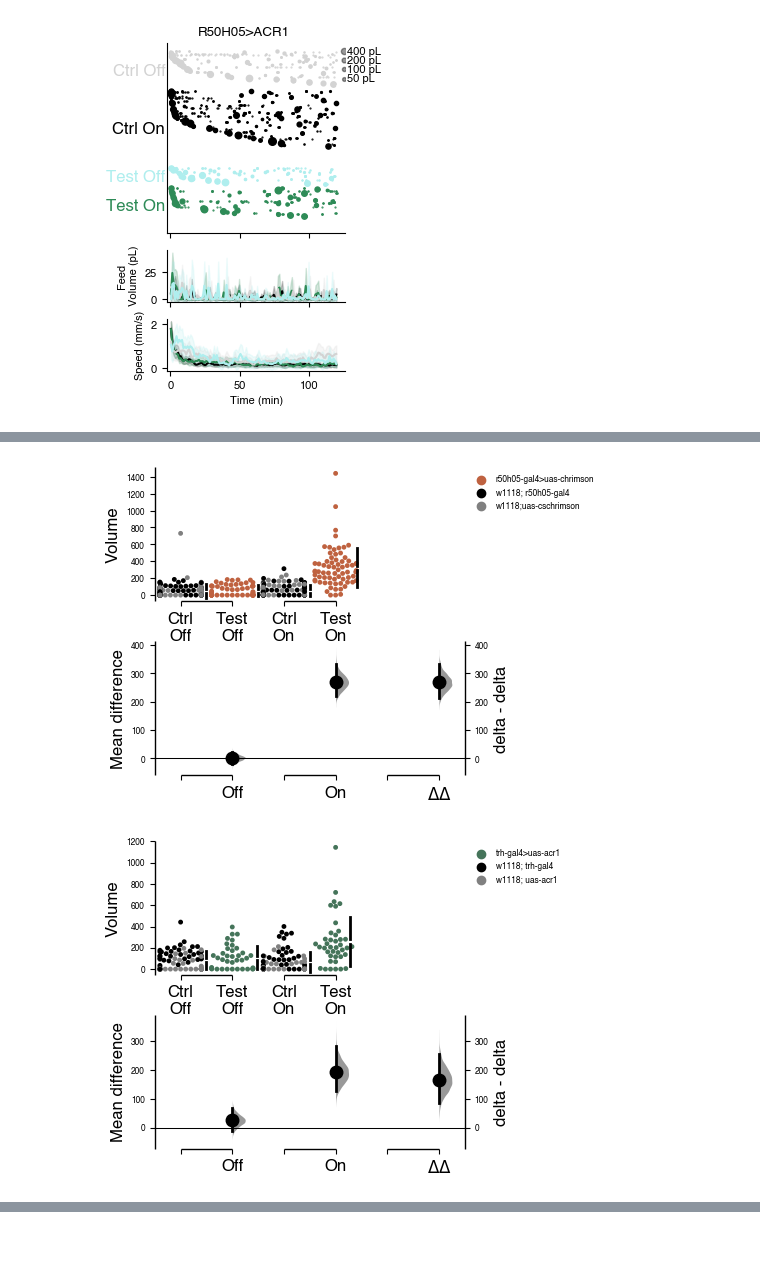
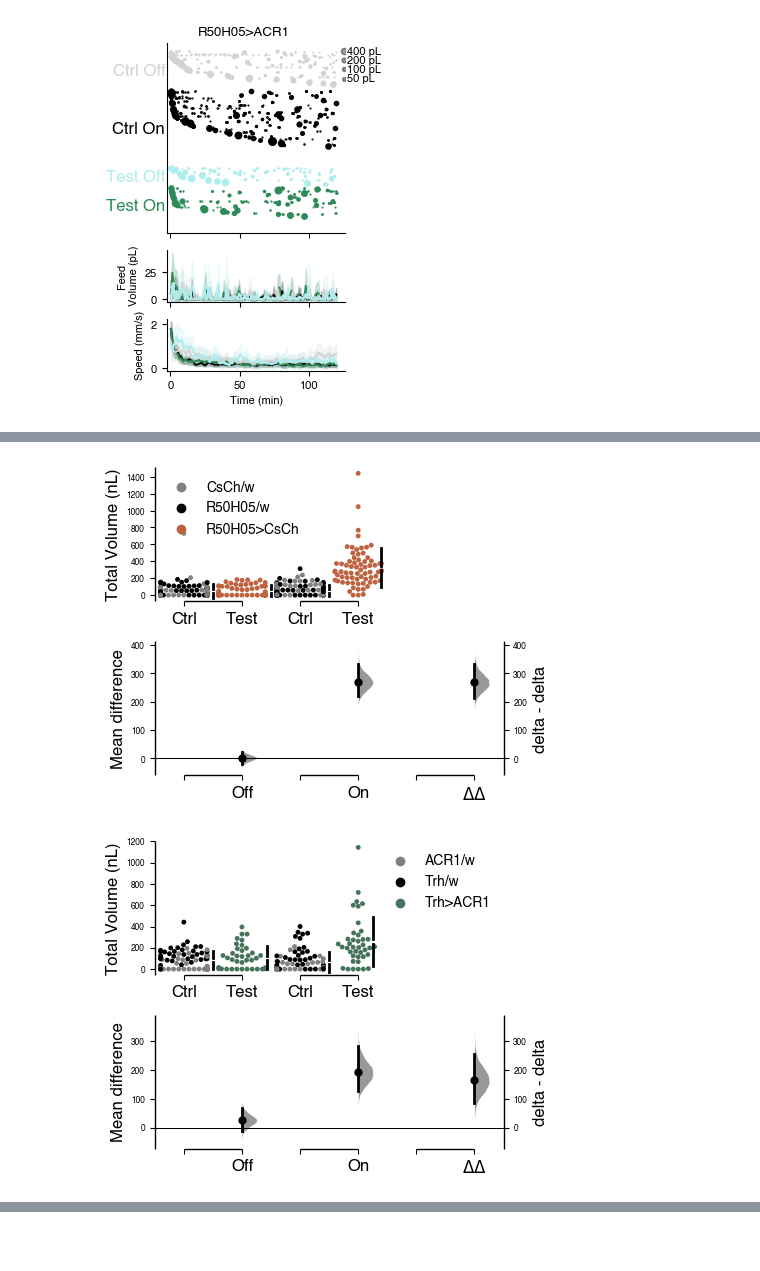
Before and after one commit to sangyu/Holophenotype5HT, a Jupyter notebook: nbs/01_Figures/02_Trh Feeding.ipynb, the cells around one changed output, grey strips where cells are left out. Cells and saved outputs as stored; diff of their text form; code cells hidden in the pictures.

Commit message:
update figures

```diff
--- a/nbs/01_Figures/02_Trh Feeding.ipynb
+++ b/nbs/01_Figures/02_Trh Feeding.ipynb
@@ -62,3 +56,13 @@ r50acrpalette = {'r50h05-gal4>uas-acr1':'seagreen', 'w1118; uas-acr1':'gray', 'w
+# %%
+TrhCsCh['GenoReduced'] = TrhCsCh.Genotype.replace({'trh-gal4>uas-chrimson':'Trh>CsCh', 'w1118; uas-chrimson':'CsCh/w', 'w1118; trh-gal4':'Trh/w'}).astype('category').cat.set_categories(['CsCh/w', 'Trh/w', 'Trh>CsCh'], ordered=True)
+R50CsCh['GenoReduced'] = R50CsCh.Genotype.replace({'r50h05-gal4>uas-chrimson':'R50H05>CsCh', 'w1118;uas-cschrimson':'CsCh/w', 'w1118; r50h05-gal4':'R50H05/w'}).astype('category').cat.set_categories(['CsCh/w', 'R50H05/w', 'R50H05>CsCh'], ordered=True)
+TrhACR['GenoReduced'] = TrhACR.Genotype.replace({'trh-gal4>uas-acr1':'Trh>ACR1', 'w1118; uas-acr1':'ACR1/w', 'w1118; trh-gal4':'Trh/w'}).astype('category').cat.set_categories(['ACR1/w', 'Trh/w', 'Trh>ACR1'], ordered=True)
+R50ACR['GenoReduced'] = R50ACR.Genotype.replace({'r50h05-gal4>uas-acr1':'R50H05>ACR1', 'w1118; uas-acr1':'ACR1/w', 'w1118; r50h05-gal4':'R50H05/w'}).astype('category').cat.set_categories(['ACR1/w', 'R50H05/w', 'R50H05>ACR1'], ordered=True)
+
+trhcschpalette = {'Trh>CsCh':'orangered', 'CsCh/w':'gray', 'Trh/w':'k'}
+r50cschpalette = {'R50H05>CsCh':'orangered', 'CsCh/w':'gray', 'R50H05/w':'k'}
+trhacrpalette = {'Trh>ACR1':'seagreen', 'ACR1/w':'gray', 'Trh/w':'k'}
+r50acrpalette = {'R50H05>ACR1':'seagreen', 'ACR1/w':'gray', 'R50H05/w':'k'}
 # %%
 
 cschpalette = {'Ctrl-Red Light On':'k', 'Ctrl-Red Light Off':'lightgray', 'Test-Red Light On':'orangered', 'Test-Red Light Off':'mistyrose' }
@@ -94,9 +102,11 @@ a.savefig(figurepath+'R50ACR1_raster.svg')
 # %% [output]
 [figure]
 # %%
-trhCsChV = dabest.load(TrhCsCh, x = ['Status', 'Genotype'], y =  'Volume', delta2 = True, experiment = 'Light', x1_level=['Ctrl', 'Test'])
-ftrhCsChV = trhCsChV.mean_diff.plot(raw_marker_size=3.5, custom_palette= trhcschpalette, fig_size=(4, 4))
-ftrhCsChV.axes[0].set_xticklabels(['Ctrl\nOff', 'Test\nOff', 'Ctrl\nOn', 'Test\nOn'])
+trhCsChV = dabest.load(TrhCsCh, x = ['Status', 'GenoReduced'], y =  'Volume', delta2 = True, experiment = 'Light', x1_level=['Ctrl', 'Test'])
+ftrhCsChV = trhCsChV.mean_diff.plot(raw_marker_size=3.5, es_marker_size= 5, custom_palette= trhcschpalette, fig_size=(4.5, 4), swarm_label='Total Volume (nL)')
+ftrhCsChV.axes[0].set_xticklabels(['Ctrl', 'Test', 'Ctrl', 'Test'])
+ftrhCsChV.axes[0].legend( frameon=False,loc='best', fontsize= 10, markerscale = 1, )
+
 ftrhCsChV.axes[1].set_xticklabels(['', 'Off', '', 'On','', r'$\Delta\Delta$'])
 ftrhCsChV.savefig(figurepath+'TrhCsCh_Vcontrast.svg')
 # %% [output]
@@ -104,17 +130,19 @@ ftrhCsChV.savefig(figurepath+'TrhCsCh_Vcontrast.svg')
 # %%
-r50CsChV = dabest.load(R50CsCh, x = ['Status', 'Genotype'], y =  'Volume', delta2 = True, experiment = 'Light', x1_level=['Ctrl', 'Test'])
-fr50CsChV = r50CsChV.mean_diff.plot(raw_marker_size=3.5, custom_palette= r50cschpalette, fig_size=(4, 4))
-fr50CsChV.axes[0].set_xticklabels(['Ctrl\nOff', 'Test\nOff', 'Ctrl\nOn', 'Test\nOn'])
+r50CsChV = dabest.load(R50CsCh, x = ['Status', 'GenoReduced'], y =  'Volume', delta2 = True, experiment = 'Light', x1_level=['Ctrl', 'Test'])
+fr50CsChV = r50CsChV.mean_diff.plot(raw_marker_size=3.5, es_marker_size= 5, custom_palette= r50cschpalette, fig_size=(4.5, 4), swarm_label='Total Volume (nL)')
+fr50CsChV.axes[0].set_xticklabels(['Ctrl', 'Test', 'Ctrl', 'Test'])
+fr50CsChV.axes[0].legend( frameon=False,loc='best', fontsize= 10, markerscale = 1, )
 fr50CsChV.axes[1].set_xticklabels(['', 'Off', '', 'On','', r'$\Delta\Delta$'])
 fr50CsChV.savefig(figurepath+'R50CsCh_Vcontrast.svg')
 # %% [output]
-[figure, old version]
+[figure, new version]
 # %%
-rtrhACRV = dabest.load(TrhACR, x = ['Status', 'Genotype'], y =  'Volume', delta2 = True, experiment = 'Light', x1_level=['Ctrl', 'Test'])
-ftrhACRV = rtrhACRV.mean_diff.plot(raw_marker_size=3.5, custom_palette= trhacrpalette, fig_size=(4, 4))
-ftrhACRV.axes[0].set_xticklabels(['Ctrl\nOff', 'Test\nOff', 'Ctrl\nOn', 'Test\nOn'])
+rtrhACRV = dabest.load(TrhACR, x = ['Status', 'GenoReduced'], y =  'Volume', delta2 = True, experiment = 'Light', x1_level=['Ctrl', 'Test'])
+ftrhACRV = rtrhACRV.mean_diff.plot(raw_marker_size=3.5, es_marker_size= 5, custom_palette= trhacrpalette, fig_size=(4.5, 4), swarm_label='Total Volume (nL)')
+ftrhACRV.axes[0].set_xticklabels(['Ctrl', 'Test', 'Ctrl', 'Test'])
+ftrhACRV.axes[0].legend( frameon=False,loc='best', fontsize= 10, markerscale = 1, )
 ftrhACRV.axes[1].set_xticklabels(['', 'Off', '', 'On','', r'$\Delta\Delta$'])
 ftrhACRV.savefig(figurepath+'TrhACR1_Vcontrast.svg')
 # %% [output]
-[figure, old version]
+[figure, new version]
 # %%
```
Also changed, not shown: parts of 12 cells of this notebook, 7 other files.
